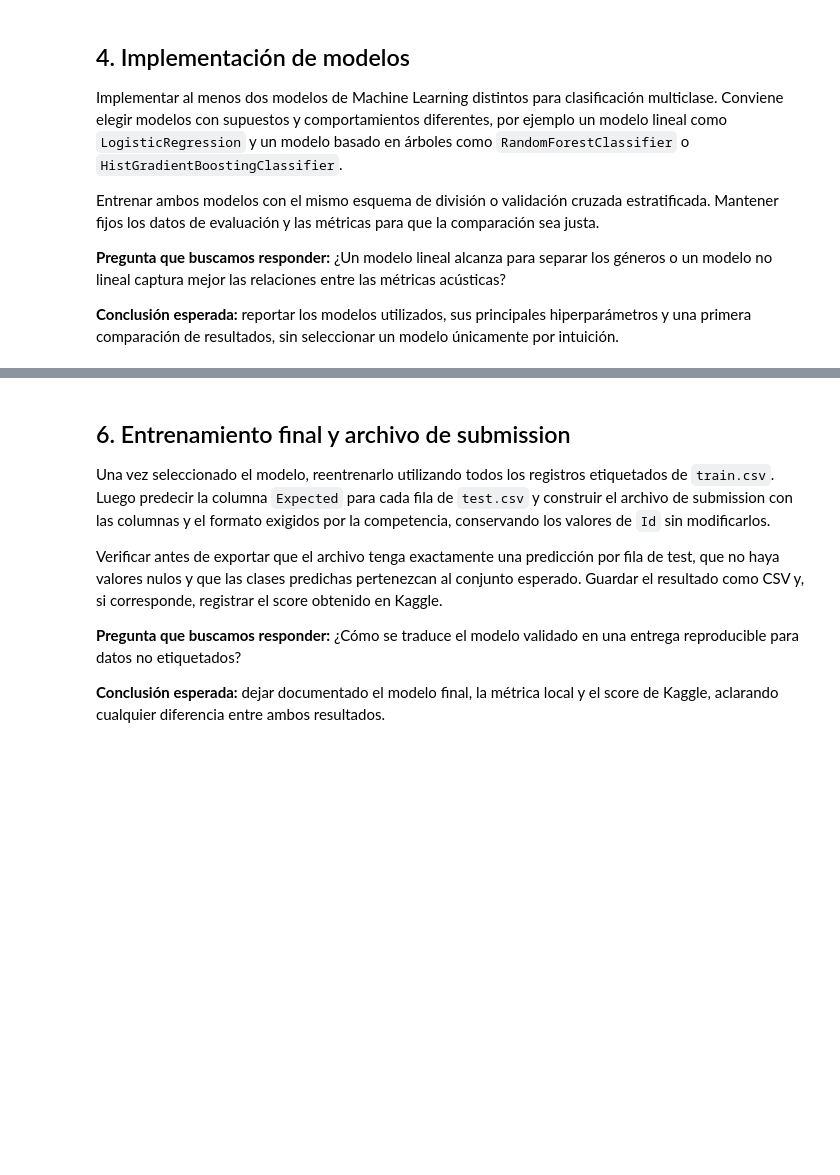
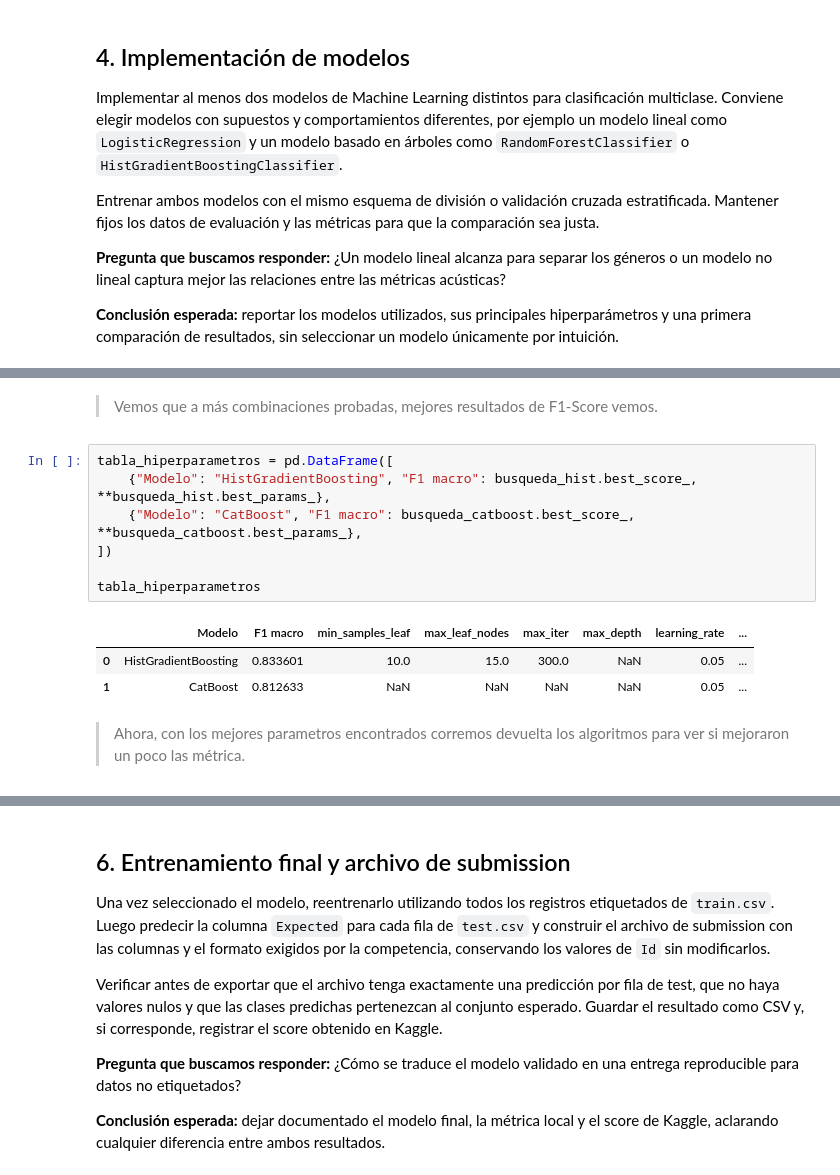
Before and after one commit to lisandrorusso/Clasificaci-n-multicase-, a Jupyter notebook: MLSpotify.ipynb, the cells around one changed output, grey strips where cells are left out. Saved outputs shown, nothing was run; the diff lists cells and outputs as text; blank space fills up the shorter version.

```diff
--- a/MLSpotify.ipynb
+++ b/MLSpotify.ipynb
@@ -346,0 +575,15 @@ Complementar las métricas con una matriz de confusión y un classification repo
+# %% [markdown]
+> Vemos que a más combinaciones probadas, mejores resultados de F1-Score vemos.
+# %%
+tabla_hiperparametros = pd.DataFrame([
+    {"Modelo": "HistGradientBoosting", "F1 macro": busqueda_hist.best_score_, **busqueda_hist.best_params_},
+    {"Modelo": "CatBoost", "F1 macro": busqueda_catboost.best_score_, **busqueda_catboost.best_params_},
+])
+
+tabla_hiperparametros
+# %% [output]
+|  | Modelo | F1 macro | min_samples_leaf | max_leaf_nodes | max_iter | max_depth | learning_rate | ... |
+| 0 | HistGradientBoosting | 0.833601 | 10.0 | 15.0 | 300.0 | NaN | 0.05 | ... |
+| 1 | CatBoost | 0.812633 | NaN | NaN | NaN | NaN | 0.05 | ... |
+# %% [markdown]
+> Ahora, con los mejores parametros encontrados corremos devuelta los algoritmos para ver si mejoraron un poco las métrica.
```
Also changed, not shown: parts of 30 cells of this notebook.
